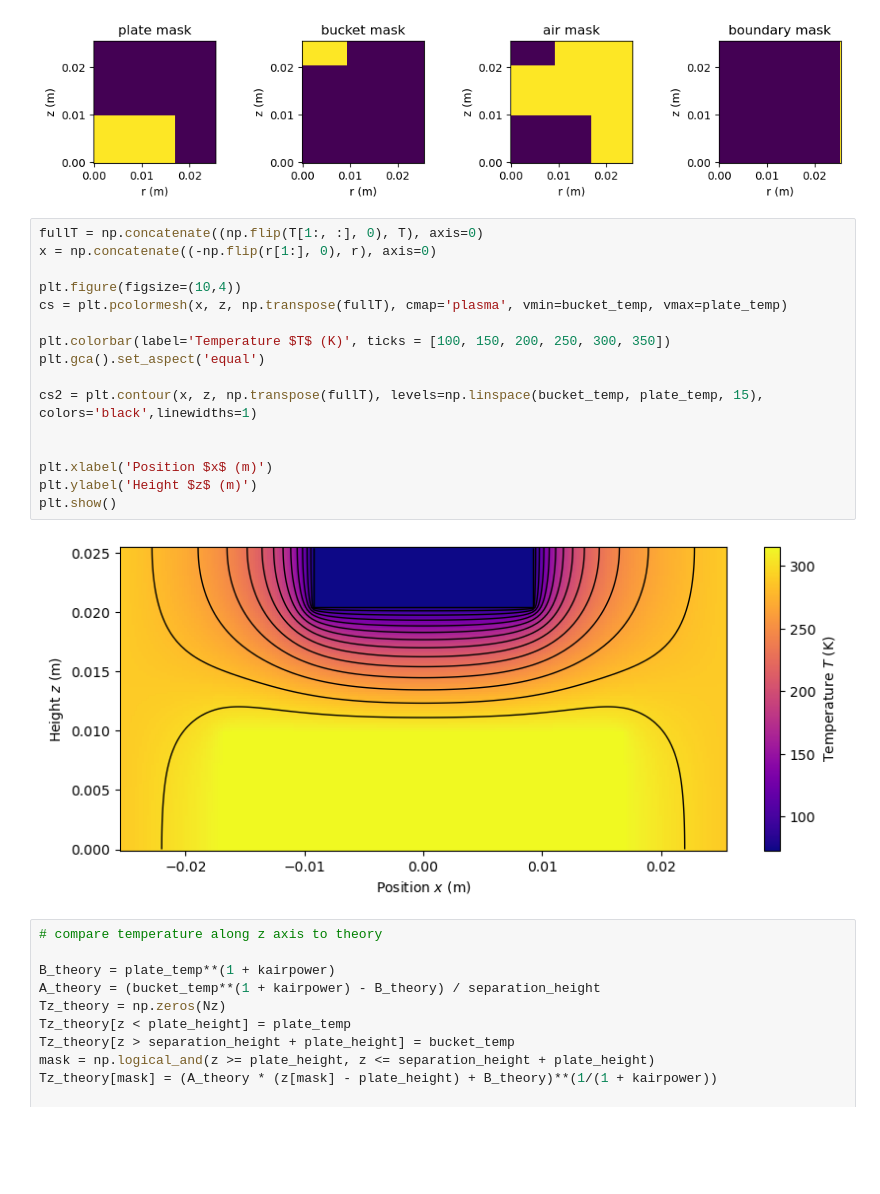
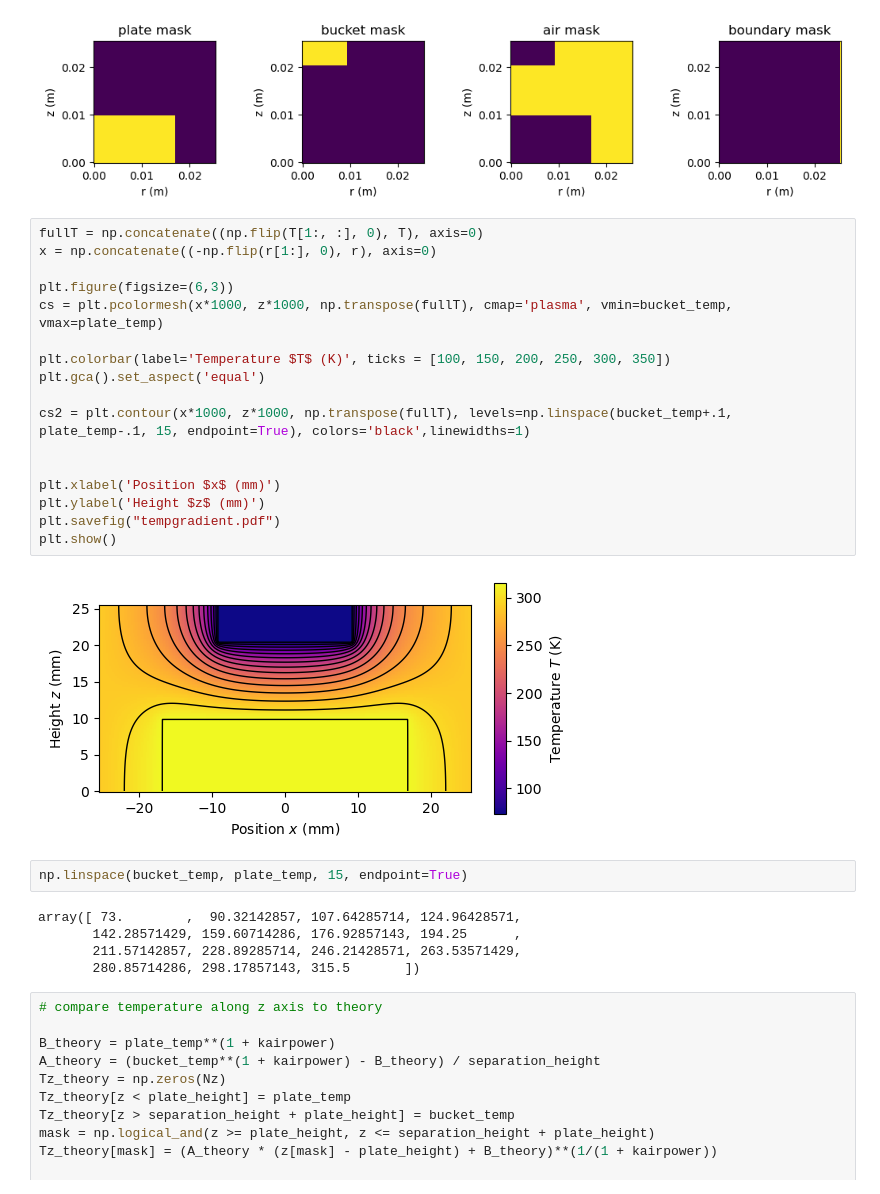
Before and after one commit to ChinlabLevitation/Levitation, a Jupyter notebook: Theory/2024_simulation_temp_force.ipynb, the cells around one changed output. Saved outputs shown, nothing was run; the diff lists cells and outputs as text; blank space fills up the shorter version.

```diff
--- a/Theory/2024_simulation_temp_force.ipynb
+++ b/Theory/2024_simulation_temp_force.ipynb
@@ -179,21 +179,29 @@ plt.show()
 # %%
 fullT = np.concatenate((np.flip(T[1:, :], 0), T), axis=0)
 x = np.concatenate((-np.flip(r[1:], 0), r), axis=0)
 
-plt.figure(figsize=(10,4))
-cs = plt.pcolormesh(x, z, np.transpose(fullT), cmap='plasma', vmin=bucket_temp, vmax=plate_temp)
+plt.figure(figsize=(6,3))
+cs = plt.pcolormesh(x*1000, z*1000, np.transpose(fullT), cmap='plasma', vmin=bucket_temp, vmax=plate_temp)
 
 plt.colorbar(label='Temperature $T$ (K)', ticks = [100, 150, 200, 250, 300, 350])
 plt.gca().set_aspect('equal')
 
-cs2 = plt.contour(x, z, np.transpose(fullT), levels=np.linspace(bucket_temp, plate_temp, 15), colors='black',linewidths=1)
+cs2 = plt.contour(x*1000, z*1000, np.transpose(fullT), levels=np.linspace(bucket_temp+.1, plate_temp-.1, 15, endpoint=True), colors='black',linewidths=1)
 
 
-plt.xlabel('Position $x$ (m)')
-plt.ylabel('Height $z$ (m)')
+plt.xlabel('Position $x$ (mm)')
+plt.ylabel('Height $z$ (mm)')
+plt.savefig("tempgradient.pdf")
 plt.show()
 # %% [output]
-[figure, old version]
+[figure, new version]
+# %%
+np.linspace(bucket_temp, plate_temp, 15, endpoint=True)
+# %% [output]
+array([ 73.        ,  90.32142857, 107.64285714, 124.96428571,
+       142.28571429, 159.60714286, 176.92857143, 194.25      ,
+       211.57142857, 228.89285714, 246.21428571, 263.53571429,
+       280.85714286, 298.17857143, 315.5       ])
 # %%
 # compare temperature along z axis to theory
 
```
Also changed, not shown: 19 other files.
